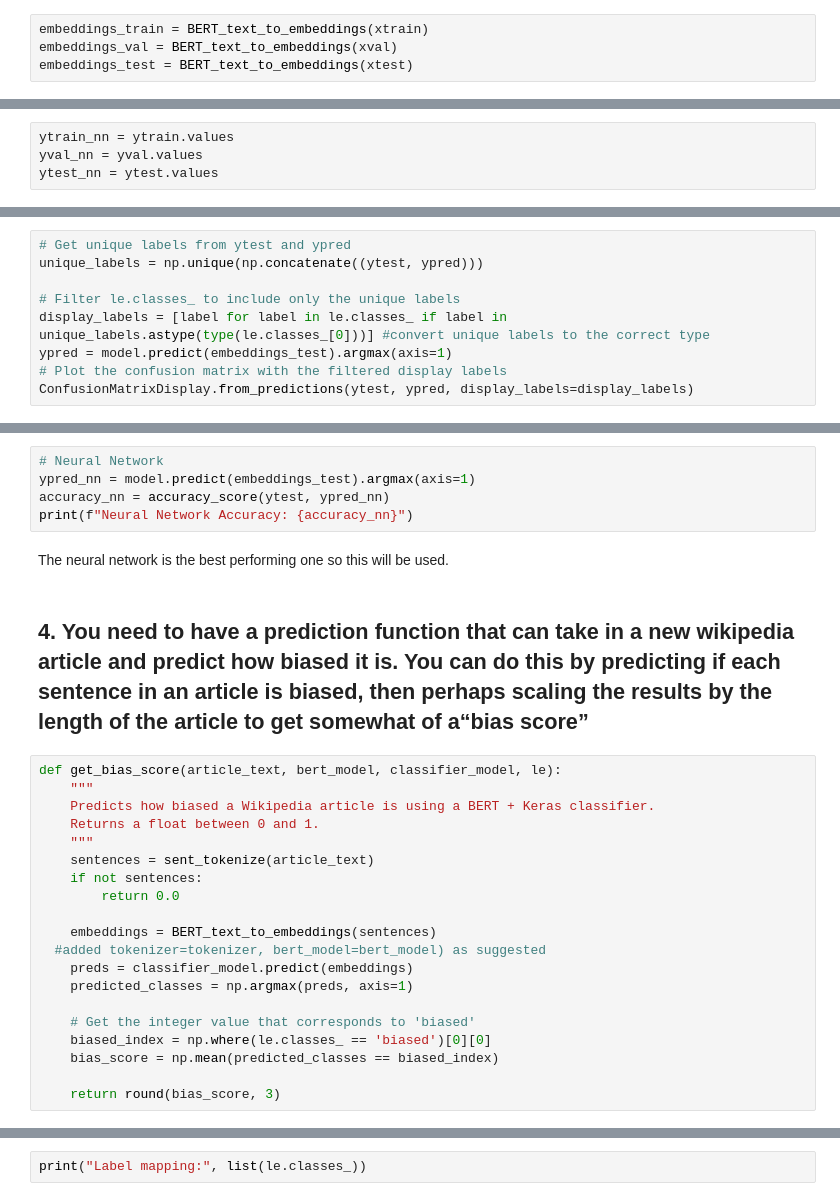
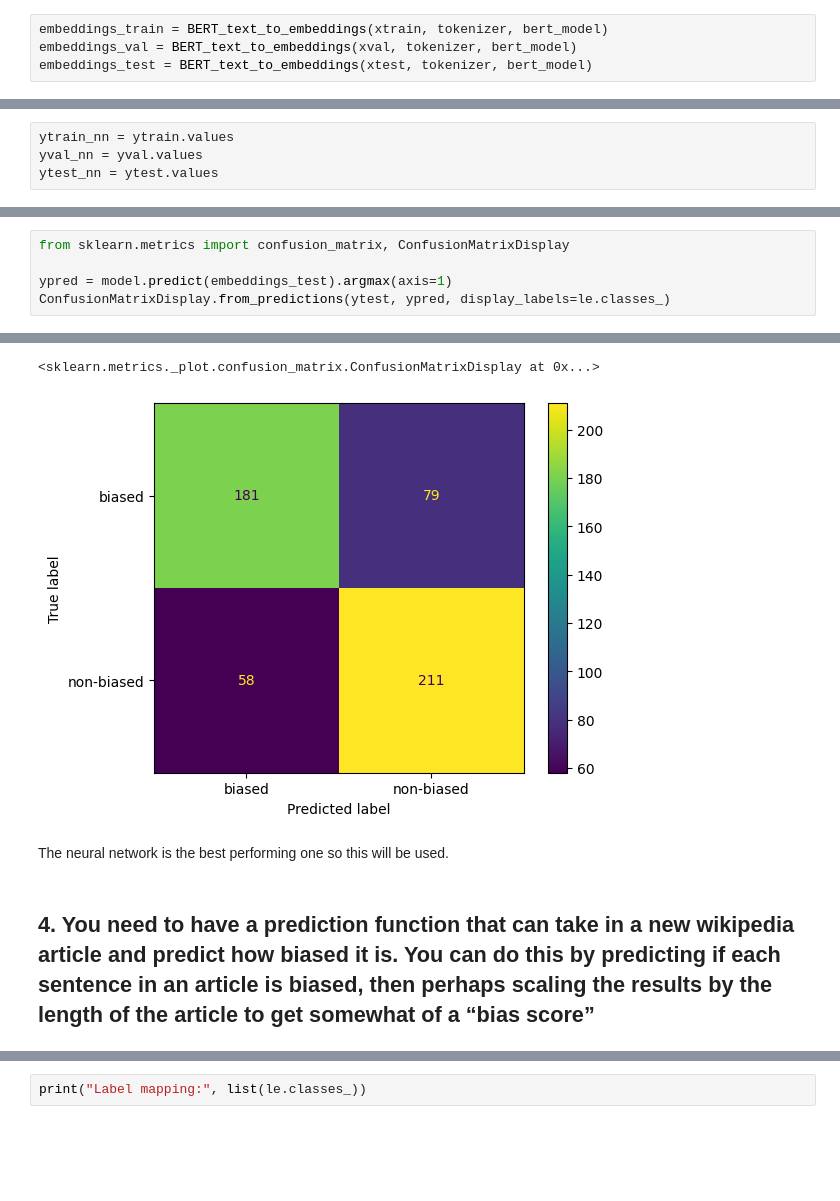
Before and after one commit to jeelfaldu7/may_code_jam_pudding, a Jupyter notebook: notebook.ipynb, the cells around one changed output, grey strips where cells are left out. Drawn from its saved outputs; the diff is of its cells as text; blank space fills up the shorter version.

```diff
--- a/notebook.ipynb
+++ b/notebook.ipynb
@@ -595,8 +661,8 @@ xtrain
 dtype: object
 # %%
-embeddings_train = BERT_text_to_embeddings(xtrain)
-embeddings_val = BERT_text_to_embeddings(xval)
-embeddings_test = BERT_text_to_embeddings(xtest)
+embeddings_train = BERT_text_to_embeddings(xtrain, tokenizer, bert_model)
+embeddings_val = BERT_text_to_embeddings(xval, tokenizer, bert_model)
+embeddings_test = BERT_text_to_embeddings(xtest, tokenizer, bert_model)
 # %% [output]
 Using the cuda device.
 Using the cuda device.
@@ -801,9 +1096,6 @@ history = model.fit(
 # %%
-# Get unique labels from ytest and ypred
-unique_labels = np.unique(np.concatenate((ytest, ypred)))
+from sklearn.metrics import confusion_matrix, ConfusionMatrixDisplay
 
-# Filter le.classes_ to include only the unique labels
-display_labels = [label for label in le.classes_ if label in unique_labels.astype(type(le.classes_[0]))] #convert unique labels to the correct type
 ypred = model.predict(embeddings_test).argmax(axis=1)
-# Plot the confusion matrix with the filtered display labels
-ConfusionMatrixDisplay.from_predictions(ytest, ypred, display_labels=display_labels)
+ConfusionMatrixDisplay.from_predictions(ytest, ypred, display_labels=le.classes_)
+# %% [output]
@@ -810,29 +1103,6 @@ ConfusionMatrixDisplay.from_predictions(ytest, ypred, display_labels=display_lab
+<sklearn.metrics._plot.confusion_matrix.ConfusionMatrixDisplay at 0x...>
+[figure, added]
-# %%
-# Neural Network
-ypred_nn = model.predict(embeddings_test).argmax(axis=1)
-accuracy_nn = accuracy_score(ytest, ypred_nn)
-print(f"Neural Network Accuracy: {accuracy_nn}")
 # %% [markdown]
 The neural network is the best performing one so this will be used.
 # %% [markdown]
-## 4. You need to have a prediction function that can take in a new wikipedia article and predict how biased it is. You can do this by predicting if each sentence in an article is biased, then perhaps scaling the results by the length of the article to get somewhat of a“bias score”
+## 4. You need to have a prediction function that can take in a new wikipedia article and predict how biased it is. You can do this by predicting if each sentence in an article is biased, then perhaps scaling the results by the length of the article to get somewhat of a “bias score”
-# %%
-def get_bias_score(article_text, bert_model, classifier_model, le):
-    """
-    Predicts how biased a Wikipedia article is using a BERT + Keras classifier.
-    Returns a float between 0 and 1.
-    """
-    sentences = sent_tokenize(article_text)
-    if not sentences:
-        return 0.0
-
-    embeddings = BERT_text_to_embeddings(sentences)
-  #added tokenizer=tokenizer, bert_model=bert_model) as suggested
-    preds = classifier_model.predict(embeddings)
-    predicted_classes = np.argmax(preds, axis=1)
-
-    # Get the integer value that corresponds to 'biased'
-    biased_index = np.where(le.classes_ == 'biased')[0][0]
-    bias_score = np.mean(predicted_classes == biased_index)
-
-    return round(bias_score, 3)
```
Also changed, not shown: parts of 35 cells of this notebook.
